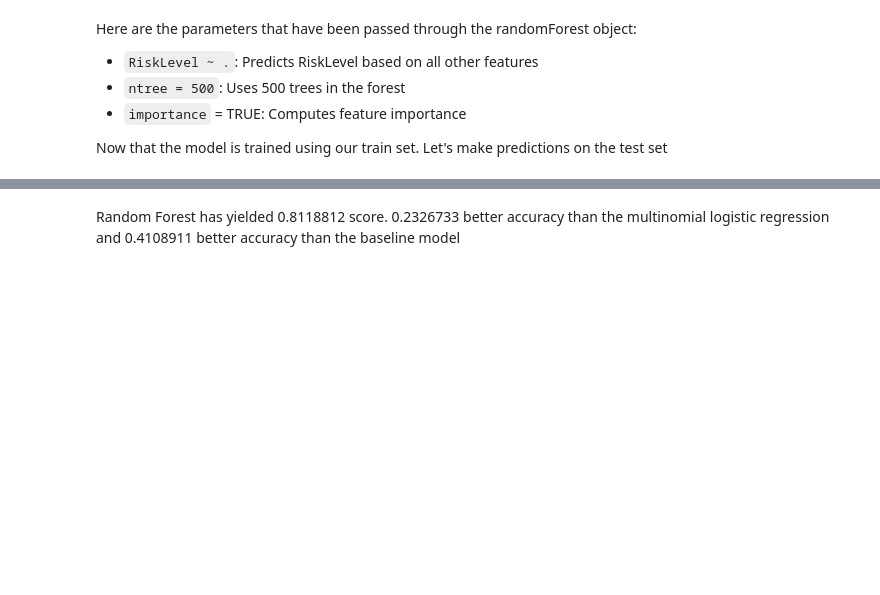
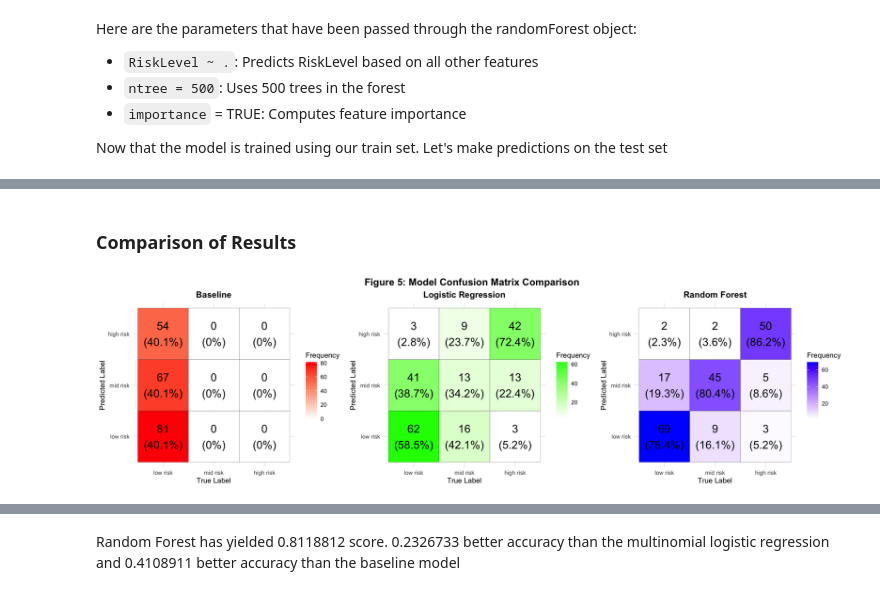
Before and after one commit to DSCI-310-2025/dsci-310-group-03, a Jupyter notebook: data_analysis.ipynb, the cells around one changed output, grey strips where cells are left out. Drawn from its saved outputs; the diff is of its cells as text; code cells hidden in the pictures; blank space fills up the shorter version.

```diff
--- a/data_analysis.ipynb
+++ b/data_analysis.ipynb
@@ -237,11 +256,9 @@ dim(test_data)
 # %%
-# Find the majority class in training data
 majority_class <- names(sort(table(train_data$RiskLevel), decreasing = TRUE))[1]
 
-# Predict the majority class for all test samples
-majority_predictions <- rep(majority_class, nrow(test_data))
+majority_predictions <- factor(rep(majority_class, nrow(test_data)),
+                               levels = levels(test_data$RiskLevel))
 
-# Evaluate accuracy
 majority_accuracy <- mean(majority_predictions == test_data$RiskLevel)
 print(paste("Majority Class Baseline Accuracy:", round(majority_accuracy, 7)))
 # %% [output]
@@ -435,0 +486,24 @@ print(paste("Accuracy:", round(accuracy, 7)))
+# %%
+rf_conf_matrix <- confusionMatrix(rf_predictions, test_data$RiskLevel)
+
+conf_matrix_df <- as.data.frame(rf_conf_matrix$table)
+
+rf_table <- as.data.frame(rf_conf_matrix$table)
+
+colnames(rf_table) <- c("True", "Predicted", "Frequency")
+
+rf_table <- rf_table %>%
+  group_by(True) %>%
+  mutate(Percentage = round((Frequency / sum(Frequency)) * 100, 1))  # Round to 1 decimal place
+cat("\n\033[1mTable 7: Random Forest Confusion Matrix\033[0m\n\n")
+rf_table
+
+options(repr.plot.width=7, repr.plot.height=6)
+rf_visualization <- ggplot(rf_table, aes(x = True, y = Predicted, fill = Frequency)) +
+  geom_tile(color = "black") +
+  scale_fill_gradient(low = "white", high = "blue") +
+  geom_text(aes(label = paste0(Frequency, "\n(", Percentage, "%)")), color = "black", size = 6) +
+  labs(title = "Random Forest",
+       x = "True Label", y = "Predicted Label") +
+  theme_minimal() +
+  theme(plot.title = element_text(hjust = 0.5, face = "bold"))
@@ -435,0 +524,7 @@ print(paste("Accuracy:", round(accuracy, 7)))
+# %% [markdown]
+### Comparison of Results
+# %%
+options(repr.plot.width=16, repr.plot.height=4.5)
+grid.arrange(base_visualization, lr_visualization, rf_visualization, nrow = 1, top = textGrob("Figure 5: Model Confusion Matrix Comparison",gp=gpar(fontsize=15,font=2)))
+# %% [output]
+[figure, added]
```
Also changed, not shown: parts of 35 cells of this notebook, 2 other files.
